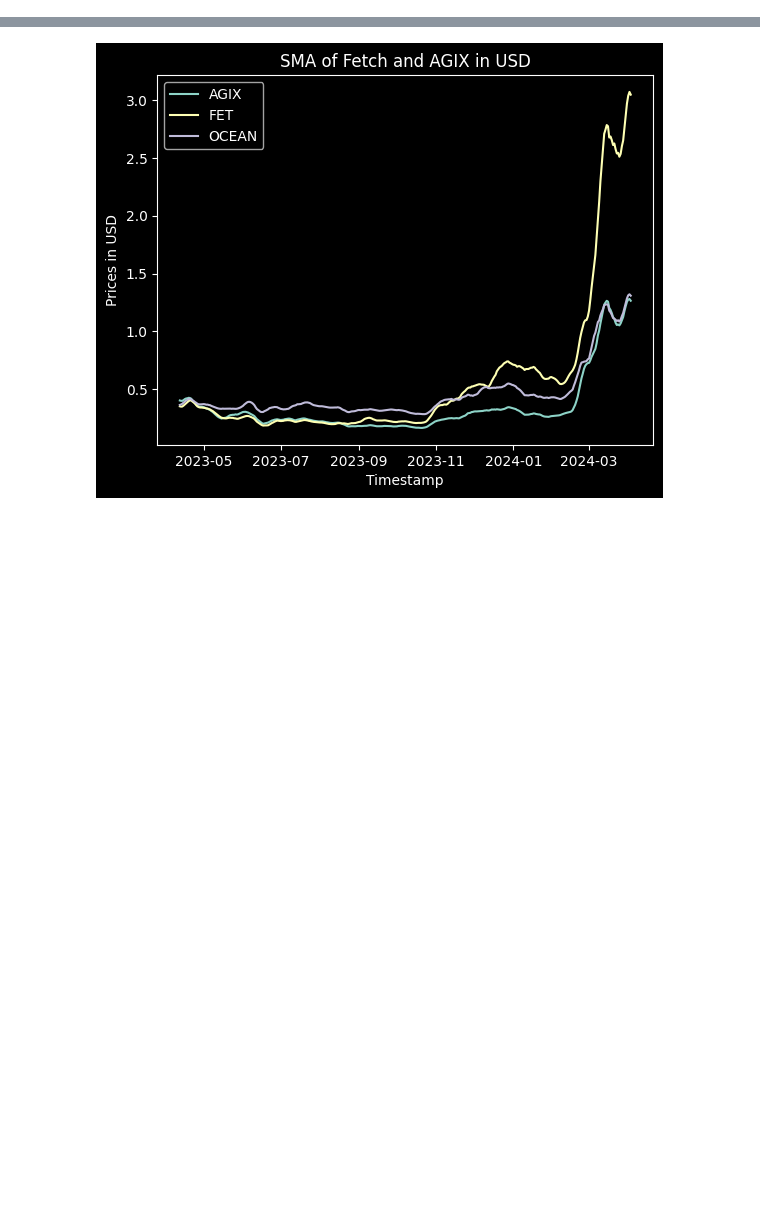
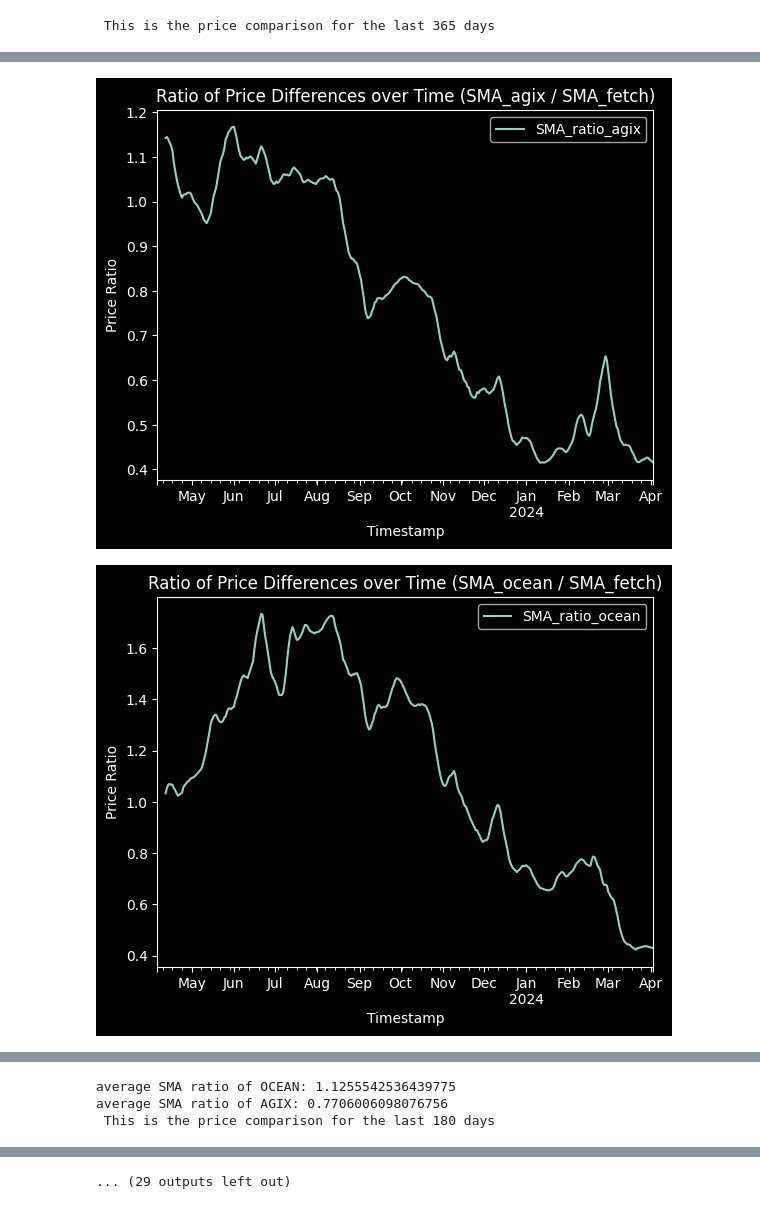
Before and after one commit to Murat-U-Saglam/AGIX----ASI-feasability-analysis, a Jupyter notebook: custom_request_1.ipynb, the cells around one changed output, grey strips where cells are left out. Saved outputs shown, nothing was run; the diff lists cells and outputs as text; code cells hidden in the pictures; blank space fills up the shorter version.

Commit message:
Cleared the chart

```diff
--- a/custom_request_1.ipynb
+++ b/custom_request_1.ipynb
@@ -6,3 +22,22 @@ import matplotlib.pyplot as plt
+# %%
+def plot_price_ratio(df_merged):
+    plt.plot(df_merged['timestamp'], df_merged['SMA_ratio_agix'], label='AGIX')
+    plt.plot(df_merged['timestamp'], df_merged['SMA_ratio_ocean'], label='OCEAN')
+    plt.xlabel(xlabel='Timestamp')
+    plt.ylabel(ylabel='Price Ratio')
+    plt.title(label='Ratio of Price Differences over Time, for OCEAN and AGIX')
+    plt.legend()
+    plt.show()
+# %%
+def plot_sma(df_merged):
+    plt.plot(df_merged['timestamp'], df_merged['SMA_agix'], label='AGIX')
+    plt.plot(df_merged['timestamp'], df_merged['SMA_fetch'], label='FET')
+    plt.plot(df_merged['timestamp'], df_merged['SMA'], label='OCEAN')
+    plt.xlabel(xlabel='Timestamp')
+    plt.ylabel(ylabel='Prices in USD')
+    plt.title(label="SMA of Fetch and AGIX in USD")
+    plt.legend()
+    plt.show()
 # %%
 def calculate_average_sma_ratios(df_merged):
     average_sma_ratio_ocean = df_merged['SMA_ratio_ocean'].mean()
@@ -39,11 +74,11 @@ def clean_data(data: dict, rolling_window: int = 30):
     return df
 
 
-def main(token: str):
+def main(token: str, time_window: int = 365):
     api = dotenv_values(dotenv_path=".env")["API_KEY"]
     params = {
         'vs_currency': 'usd',
-        'days': '365',
+        'days': str(time_window),
         'interval': 'daily',
         'precision': 'full',
         'x_cg_demo_api_key': api,
@@ -56,11 +91,20 @@ def main(token: str):
     return data
 
 if __name__ == "__main__":
-    df_fetch = main(token="fetch-ai")
-    df_agix = main(token="singularitynet")
-    df_ocean = main(token="ocean-protocol")
-    df_merged = df_agix.merge(right=df_fetch,on='timestamp', suffixes=("_agix", "_fetch")).merge(right=df_ocean,on='timestamp', suffixes=("", "_ocean"))
+    time_window = [365, 180, 90, 30, 15]
+    for window in time_window:
+        print(f" This is the price comparison for the last {window} days")
+        df_fetch = main(token="fetch-ai", time_window=window)
+        df_agix = main(token="singularitynet", time_window=window)
+        df_ocean = main(token="ocean-protocol", time_window=window)
+        df_merged = df_agix.merge(right=df_fetch,on='timestamp', suffixes=("_agix", "_fetch")).merge(right=df_ocean,on='timestamp', suffixes=("", "_ocean"))
+        plot_sma(df_merged=df_merged)
+        plot_sma_ratios(df_merged=df_merged)
+        plot_price_ratio(df_merged=df_merged)
+        calculate_average_sma_ratios(df_merged=df_merged)
+        time.sleep(5) # Sleep for 10 seconds to avoid rate limiting
 # %% [output]
+ This is the price comparison for the last 365 days
 [figure]
 [figure]
 [figure]
@@ -66,0 +112,2 @@ if __name__ == "__main__":
+[figure, added]
+[figure, added]
@@ -66,0 +115,3 @@ if __name__ == "__main__":
+average SMA ratio of OCEAN: 1.1255542536439775
+average SMA ratio of AGIX: 0.7706006098076756
+ This is the price comparison for the last 180 days
@@ -67,11 +121 @@ if __name__ == "__main__":
+... (29 outputs left out)
-# %%
-plt.plot(df_merged['timestamp'], df_merged['SMA_agix'], label='AGIX')
-plt.plot(df_merged['timestamp'], df_merged['SMA_fetch'], label='FET')
-plt.plot(df_merged['timestamp'], df_merged['SMA'], label='OCEAN')
-plt.xlabel(xlabel='Timestamp')
-plt.ylabel(ylabel='Prices in USD')
-plt.title(label="SMA of Fetch and AGIX in USD")
-plt.legend()
-plt.show()
-# %% [output]
-[figure, removed]
```
Also changed, not shown: parts of 6 cells of this notebook.
